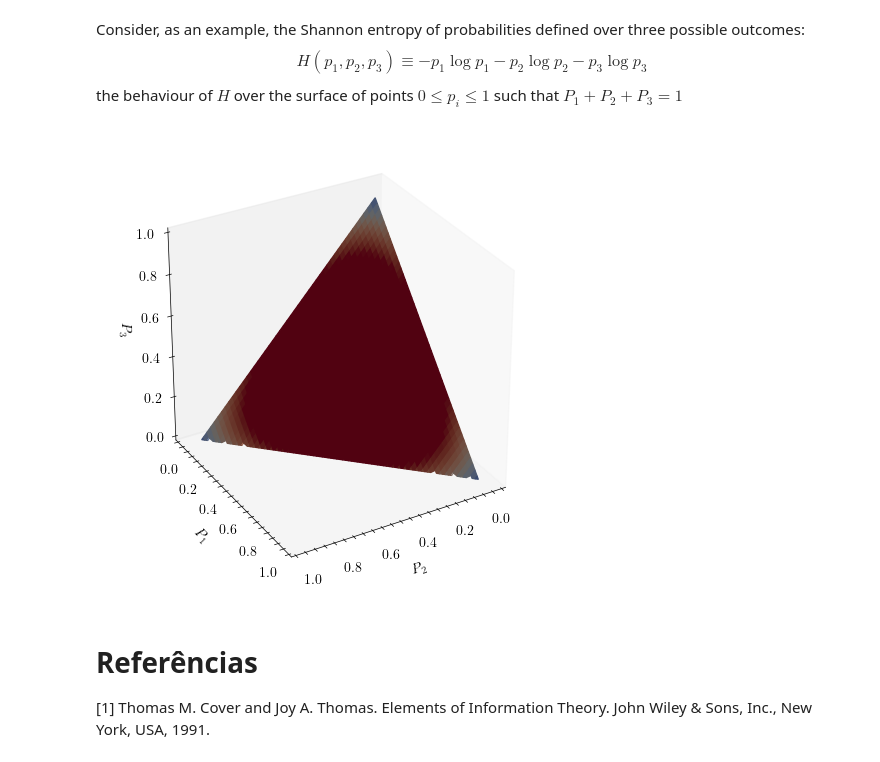
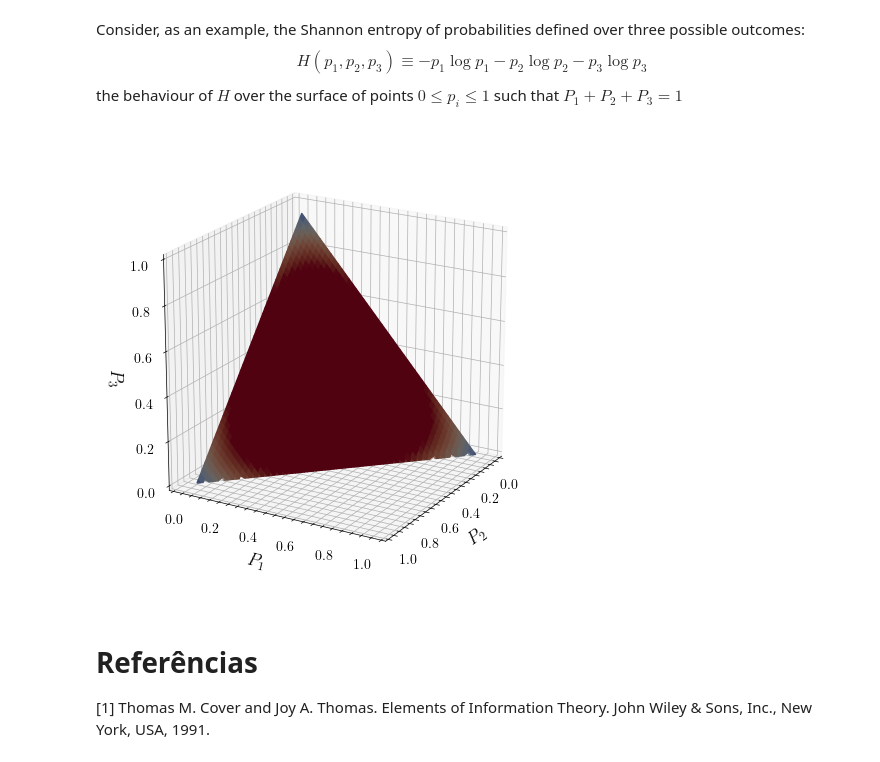
Before and after one commit to silasabs/TIC, a Jupyter notebook: 1. Intro Entropy.ipynb, the cells around one changed output. Cells and saved outputs as stored; diff of their text form; code cells hidden in the pictures.

```diff
--- a/1. Intro Entropy.ipynb
+++ b/1. Intro Entropy.ipynb
@@ -145,38 +145,37 @@ the behaviour of $H$ over the surface of points ${0}\leq p_{i}\leq1$ such that $
 # %%
 from matplotlib import cm
 
 # Define os limites e a região implícita
 x = np.linspace(0, 1, 100)
 y = np.linspace(0, 1, 100)
 X, Y = np.meshgrid(x, y)
 Z = 1 - X - Y
 
 # Mask for valid region
 mask = (X >= 0) & (Y >= 0) & (X + Y <= 1)
 Z = np.where(mask, Z, np.nan)
 
 # Calculate colors based on entropy
 colors = np.zeros_like(Z)
 for i in range(Z.shape[0]):
     for j in range(Z.shape[1]):
         if mask[i, j]:
             colors[i, j] = entropy([X[i, j], Y[i, j], Z[i, j]])
 
 # Plot 3D
 fig = plt.figure(figsize=(7, 6))
 ax = fig.add_subplot(111, projection='3d')
 
 # Colorized surface
 surf = ax.plot_surface(X, Y, Z, facecolors=cm.coolwarm(colors), antialiased=True)
 
-ax.set_xlabel('$P_2$')
-ax.set_ylabel('$P_1$')
-ax.set_zlabel('$P_3$')
-ax.grid(False)
+ax.set_xlabel('$P_2$', fontsize=13)
+ax.set_ylabel('$P_1$', fontsize=13)
+ax.set_zlabel('$P_3$', fontsize=13)
 ax.set_box_aspect([1, 1, 1], zoom=0.90)
-ax.view_init(elev=30, azim=60)
+ax.view_init(elev=20, azim=30)
 # %% [output]
-[figure, old version]
+[figure, new version]
 # %% [markdown]
 # Referências
 
```
